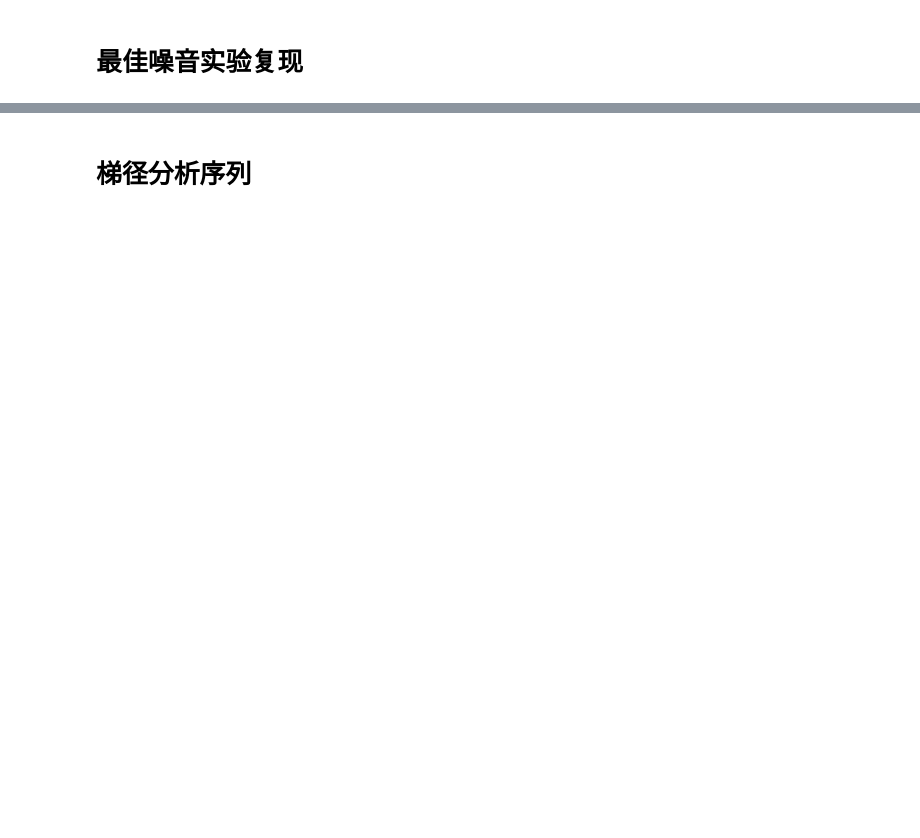
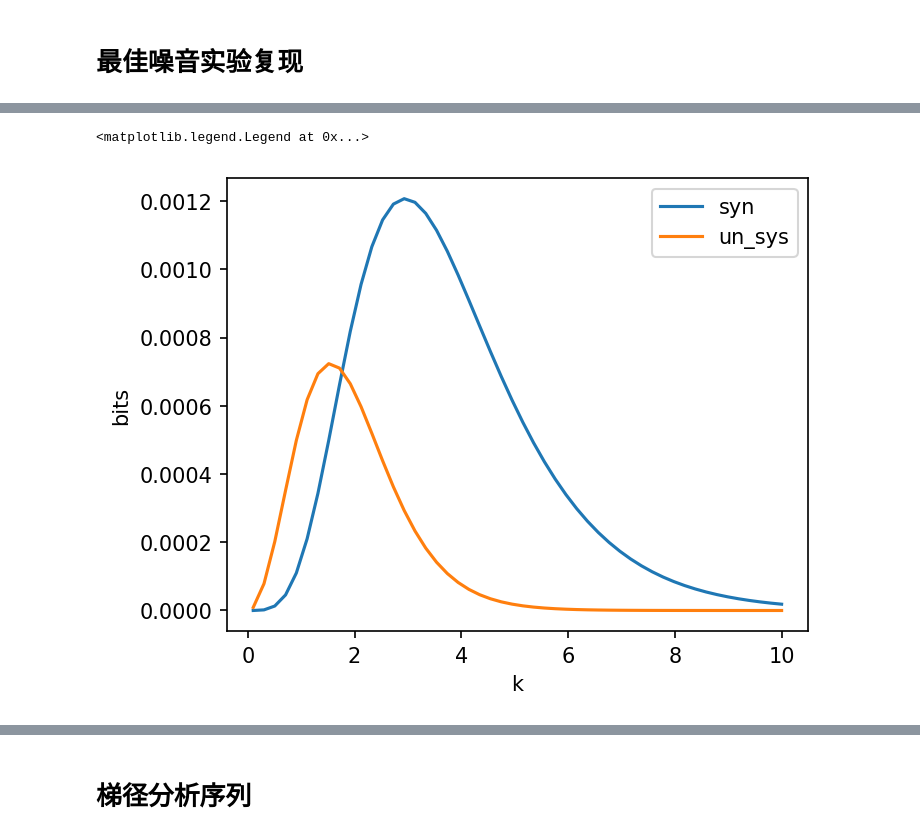
Before and after one commit to Lyn1216/Local-EI-project, a Jupyter notebook: exp/bool_network/grn/iit_tpm.ipynb, the cells around one changed output, grey strips where cells are left out. Saved outputs shown, nothing was run; the diff lists cells and outputs as text; code cells hidden in the pictures; blank space fills up the shorter version.

```diff
--- a/exp/bool_network/grn/iit_tpm.ipynb
+++ b/exp/bool_network/grn/iit_tpm.ipynb
@@ -73,6 +106,3 @@ bnet = {
     ('E2', 'B'): 'w6',
     ('E2', 'C'): 'w6',
 }
-# %%
-tpm, tpm_v = make_tpm(bnet, w1, k=1)
-un_sys, un_en, syn, tpm_dic = iit_tpm_cal(tpm_v, mech_size=3, en_size=2)
@@ -273,0 +139,64 @@ syn:  0.38322174279981913
+# %%
+ww = {
+    'w_ab': 1,
+    'w_ba': 0,
+    'w_ac': 0,
+    'w_ca': 1,
+    'w_bc': 1,
+    'w_cb': 0,
+    'w_a': 0,
+    'w_b': 0,
+    'w_c': 0,
+    'w1a': -0.05,
+    'w1b': -0.05,
+    'w1c': -0.05,
+    'w2a': -0.05,
+    'w2b': -0.05,
+    'w2c': -0.05
+}
+
+bnet = {
+    ('A', 'B'): 'w_ab',
+    ('B', 'A'): 'w_ba',
+    ('A', 'C'): 'w_ac',
+    ('C', 'A'): 'w_ca',
+    ('B', 'C'): 'w_bc',
+    ('C', 'B'): 'w_cb',
+    ('A', 'A'): 'w_a',
+    ('B', 'B'): 'w_b',
+    ('C', 'C'): 'w_c',
+    ('E1', 'A'): 'w1a',
+    ('E1', 'B'): 'w1b',
+    ('E1', 'C'): 'w1c',
+    ('E2', 'A'): 'w2a',
+    ('E2', 'B'): 'w2b',
+    ('E2', 'C'): 'w2c',
+}
+
+syn_list = []
+un_sys_list = []
+un_en_list = []
+k_axis = np.linspace(0.1, 10, 50)
+for k in k_axis:
+    tpm, tpm_v = make_tpm(bnet, ww, k=k)
+    un_sys, un_en, syn, tpm_dic = iit_tpm_cal(tpm_v, mech_size=3, en_size=2)
+    syn_list.append(syn)
+    un_sys_list.append(un_sys)
+    un_en_list.append(un_en)
+
+plt.figure(figsize=(5,4),dpi=150)
+plt.plot(k_axis, syn_list, label='syn')
+plt.plot(k_axis, un_sys_list, label="un_sys")
+#plt.plot(k_axis, un_en_list, label="un_en")
+plt.xlabel('k')
+plt.ylabel('bits')
+plt.legend()
+
+# plt.figure(figsize=(5,4),dpi=150)
+# plt.plot(k_axis, un_sys_list)
+# plt.xlabel('k')
+# plt.ylabel('un')
+#un_sys, un_en, syn = serie_plot(bnet, w, k, steps, seeds=1)
+# %% [output]
+<matplotlib.legend.Legend at 0x...>
+[figure, added]
```
Also changed, not shown: parts of 14 cells of this notebook, 2 other files.
